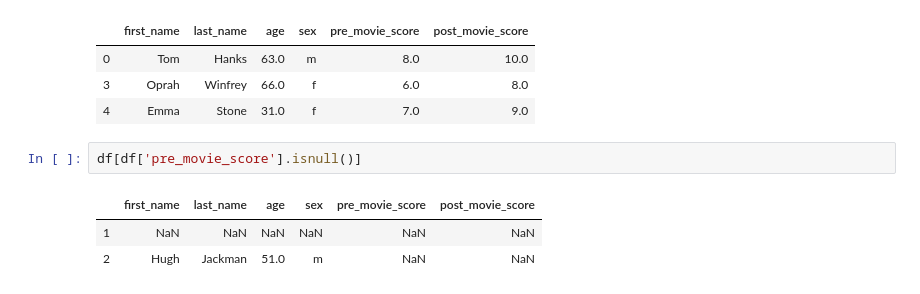
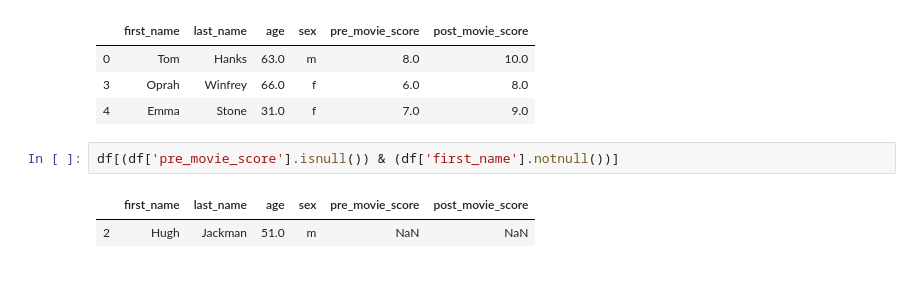
Before and after one commit to dishantr16/pandas, a Jupyter notebook: missingData.ipynb, the cells around one changed output. Cells and saved outputs as stored; diff of their text form.

```diff
--- a/missingData.ipynb
+++ b/missingData.ipynb
@@ -72,8 +72,7 @@ df[df['pre_movie_score'].notnull()]
 | 3 | Oprah | Winfrey | 66.0 | f | 6.0 | 8.0 |
 | 4 | Emma | Stone | 31.0 | f | 7.0 | 9.0 |
 # %%
-df[df['pre_movie_score'].isnull()]
+df[(df['pre_movie_score'].isnull()) & (df['first_name'].notnull())]
 # %% [output]
 |  | first_name | last_name | age | sex | pre_movie_score | post_movie_score |
-| 1 | NaN | NaN | NaN | NaN | NaN | NaN |
 | 2 | Hugh | Jackman | 51.0 | m | NaN | NaN |
```
Also changed, not shown: parts of 17 cells of this notebook.
